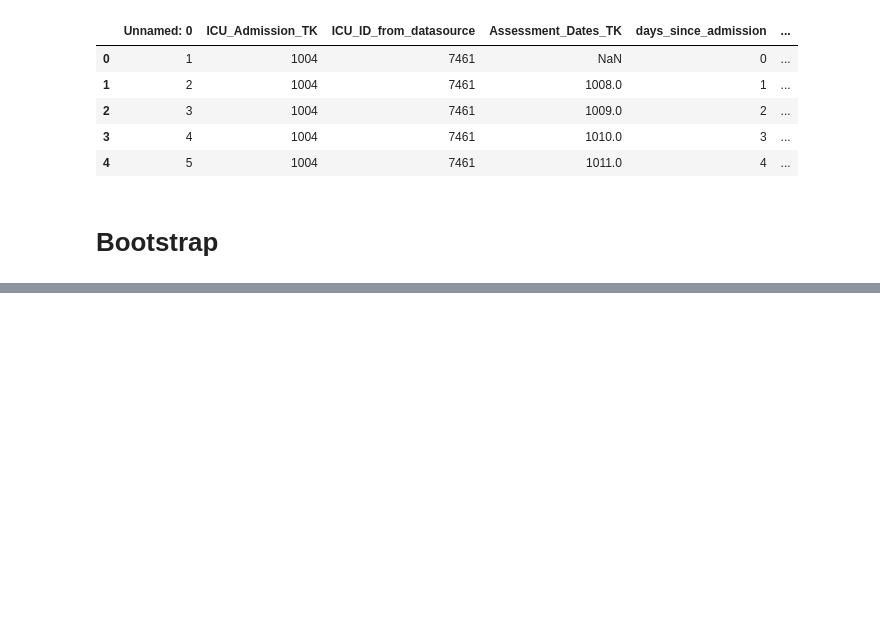
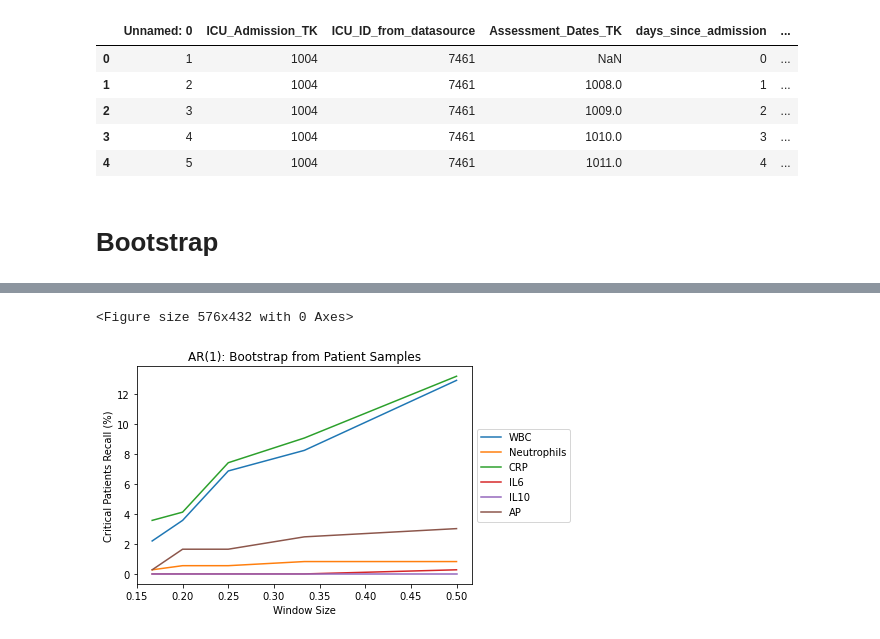
Before and after one commit to UvaCsl/immune-burn, a Jupyter notebook: notebooks/EWS.ipynb, the cells around one changed output, grey strips where cells are left out. Drawn from its saved outputs; the diff is of its cells as text; code cells hidden in the pictures; blank space fills up the shorter version.

```diff
--- a/notebooks/EWS.ipynb
+++ b/notebooks/EWS.ipynb
@@ -97,2 +78,0 @@ df_non_critical.head()
-# %%
-cell = cells[0]
@@ -176,0 +90,13 @@ df_cell_boot
+# %%
+def rename(df, dic):
+    """
+    Rename dataframe
+
+    Args:
+        df: DataFrame
+        dic: Dictionary
+
+    Returns:
+
+    """
+    return df.rename(dic, axis=1)  # new method
@@ -184,0 +364,24 @@ def bootstrap(df, method):
+# %%
+folder = '../results/plots/'
+plt.figure(figsize=(8, 6))
+cell_store['window'] = 1/np.array(windows)
+cell_store_df = pd.DataFrame(cell_store)
+
+if params['method'] == 'distribution':
+    cell_store_df.plot(x='window', ylabel='Critical Patients Recall (%)', xlabel='Window Size',
+                       title='AR(1): Bootstrap from Normal Distribution')
+    plt.legend(loc='center left', bbox_to_anchor=(1, 0.5))
+    # plt.tight_layout()
+    plt.savefig(folder + ews + '_bootstrap_distribution.png',
+                dpi=300,  bbox_inches='tight')
+
+elif params['method'] == 'sampling':
+    cell_store_df.plot(x='window', ylabel='Critical Patients Recall (%)', xlabel='Window Size',
+                       title='AR(1): Bootstrap from Patient Samples')
+    plt.legend(loc='center left', bbox_to_anchor=(1, 0.5))
+    # plt.tight_layout()
+    plt.savefig(folder + ews + '_bootstrap_patients.png',
+                dpi=300,  bbox_inches='tight')
+# %% [output]
+<Figure size 576x432 with 0 Axes>
+[figure, added]
```
Also changed, not shown: parts of 20 cells of this notebook, 7 other files.
